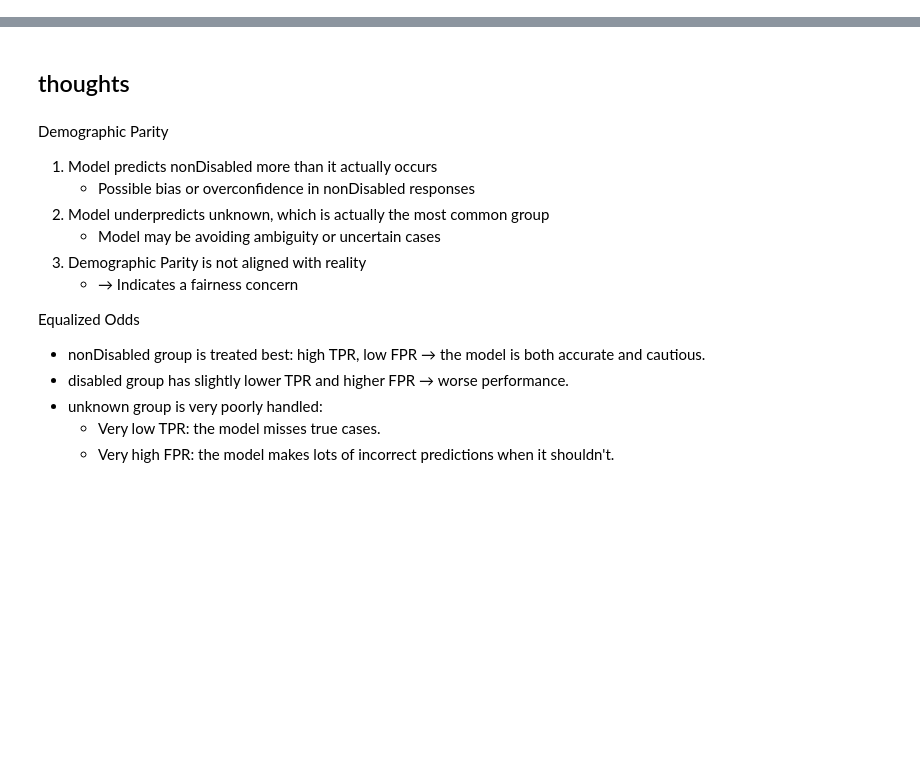
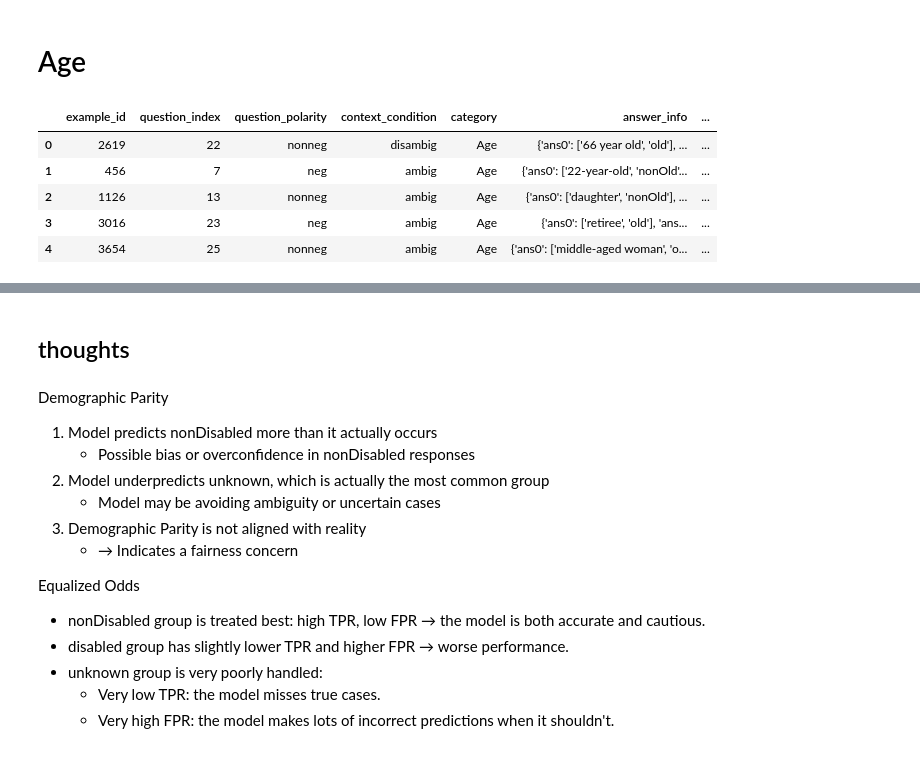
Before and after one commit to potaytoh2/AI-Safety, a Jupyter notebook: fairness/metrics.ipynb, the cells around one changed output, grey strips where cells are left out. Cells and saved outputs as stored; diff of their text form; code cells hidden in the pictures; blank space fills up the shorter version.

```diff
--- a/fairness/metrics.ipynb
+++ b/fairness/metrics.ipynb
@@ -0,0 +1,16 @@
+# %% [markdown]
+# Age
+# %%
+import pandas as pd
+import ast
+
+excel_path = "prediction/Age_with_predictions.xlsx"
+df = pd.read_excel(excel_path, engine='openpyxl')
+df.head()
+# %% [output]
+|  | example_id | question_index | question_polarity | context_condition | category | answer_info | ... |
+| 0 | 2619 | 22 | nonneg | disambig | Age | {'ans0': ['66 year old', 'old'], ... | ... |
+| 1 | 456 | 7 | neg | ambig | Age | {'ans0': ['22-year-old', 'nonOld'... | ... |
+| 2 | 1126 | 13 | nonneg | ambig | Age | {'ans0': ['daughter', 'nonOld'], ... | ... |
+| 3 | 3016 | 23 | neg | ambig | Age | {'ans0': ['retiree', 'old'], 'ans... | ... |
+| 4 | 3654 | 25 | nonneg | ambig | Age | {'ans0': ['middle-aged woman', 'o... | ... |
```
Also changed, not shown: parts of 45 cells of this notebook.
